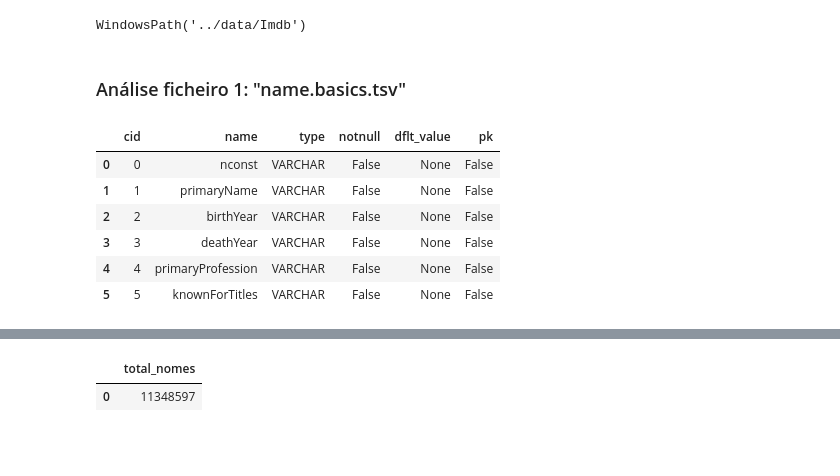
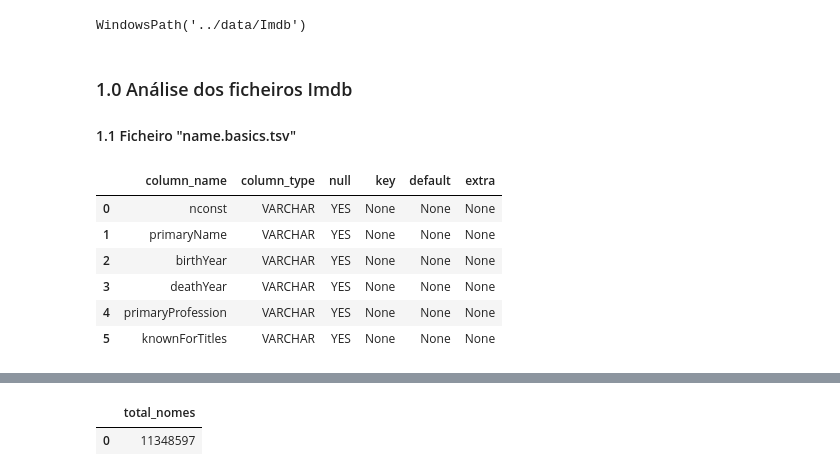
Before and after one commit to sergiopatinha/BigDataFoundations, a Jupyter notebook: notebooks/1.7 - Data Enrichment.ipynb, the cells around one changed output, grey strips where cells are left out. Drawn from its saved outputs; the diff is of its cells as text; code cells hidden in the pictures; blank space fills up the shorter version.

```diff
--- a/notebooks/1.7 - Data Enrichment.ipynb
+++ b/notebooks/1.7 - Data Enrichment.ipynb
@@ -9,15 +9,17 @@ import matplotlib.pyplot as plt
 import numpy as np
 
 # cria ou liga se já existir:
-#con = duckdb.connect("movielens100K.duckdb")
+con = duckdb.connect("movielens100K.duckdb")
+
 #criamos um ficheiro duckdb diferent porque se calhar nem todas as tabelas irão ser juntas às tabelas do movielens
-con = duckdb.connect("imdb_dataset.duckdb")
+#con = duckdb.connect("imdb_dataset.duckdb")
 # %%
 IMDB_DIR = Path("..") / "data" / "Imdb"
 IMDB_DIR
 # %% [output]
 WindowsPath('../data/Imdb')
 # %% [markdown]
-### Análise ficheiro 1: "name.basics.tsv"
+### 1.0 Análise dos ficheiros Imdb
+#### 1.1 Ficheiro "name.basics.tsv"
 # %%
 con.sql(f"""
@@ -26,15 +28,15 @@ SELECT *
 FROM read_csv_auto('{IMDB_DIR / "name.basics.tsv"}', delim='\t', header=TRUE)
 """)
 # %%
-con.sql("PRAGMA table_info('imdb_name_basics')").df()
+con.sql("DESCRIBE imdb_name_basics").df()
 # %% [output]
-|  | cid | name | type | notnull | dflt_value | pk |
-| 0 | 0 | nconst | VARCHAR | False | None | False |
-| 1 | 1 | primaryName | VARCHAR | False | None | False |
-| 2 | 2 | birthYear | VARCHAR | False | None | False |
-| 3 | 3 | deathYear | VARCHAR | False | None | False |
-| 4 | 4 | primaryProfession | VARCHAR | False | None | False |
-| 5 | 5 | knownForTitles | VARCHAR | False | None | False |
+|  | column_name | column_type | null | key | default | extra |
+| 0 | nconst | VARCHAR | YES | None | None | None |
+| 1 | primaryName | VARCHAR | YES | None | None | None |
+| 2 | birthYear | VARCHAR | YES | None | None | None |
+| 3 | deathYear | VARCHAR | YES | None | None | None |
+| 4 | primaryProfession | VARCHAR | YES | None | None | None |
+| 5 | knownForTitles | VARCHAR | YES | None | None | None |
 # %%
 con.sql("SELECT * FROM imdb_name_basics LIMIT 10").df()
 # %% [output]
```
Also changed, not shown: parts of 63 cells of this notebook, 1 other file.
